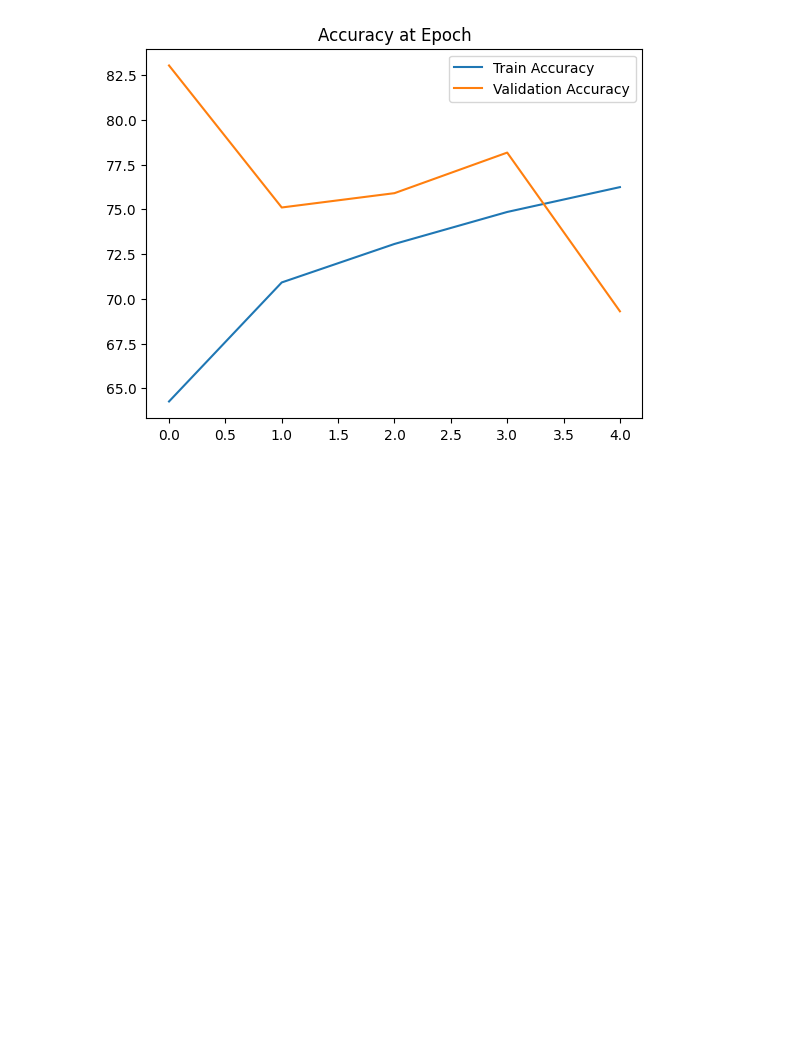
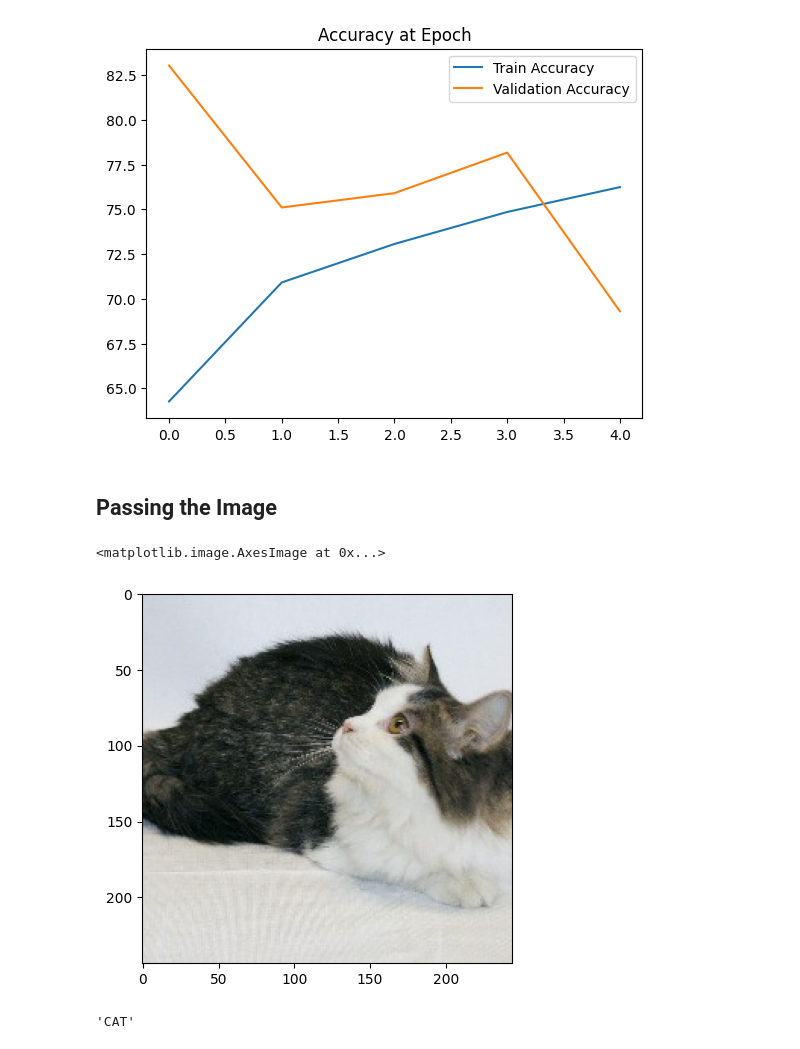
Before and after one commit to saadtariq-ds/Complete-Data-Science-Journey, a Jupyter notebook: 11-Convolutional-Neural-Network/01-PyTorch/05-Custom-Images-Classification.ipynb, the cells around one changed output. Cells and saved outputs as stored; diff of their text form; code cells hidden in the pictures; blank space fills up the shorter version.

Commit message:
Evaluation on Single Image

```diff
--- a/11-Convolutional-Neural-Network/01-PyTorch/05-Custom-Images-Classification.ipynb
+++ b/11-Convolutional-Neural-Network/01-PyTorch/05-Custom-Images-Classification.ipynb
@@ -255,3 +255,27 @@ plt.title("Accuracy at Epoch")
 plt.legend();
 # %% [output]
 [figure]
+# %% [markdown]
+## Passing the Image
+# %%
+inverse_transform = transforms.Normalize(
+    mean=[-0.485/0.229, -0.456/0.224, -0.406/0.225],
+    std=[1/0.229, 1/0.224, 1/0.225]
+)
+# %%
+image_index = 2019
+# %%
+im = inverse_transform(test_data[image_index][0])
+plt.imshow(np.transpose(im.numpy(), (1, 2, 0)))
+# %% [output]
+<matplotlib.image.AxesImage at 0x...>
+[figure, added]
+# %%
+model.eval()
+
+with torch.no_grad():
+    new_prediction = model(test_data[image_index][0].view(1, 3, 244, 244)).argmax()
+
+class_names[new_prediction.item()]
+# %% [output]
+'CAT'
```
